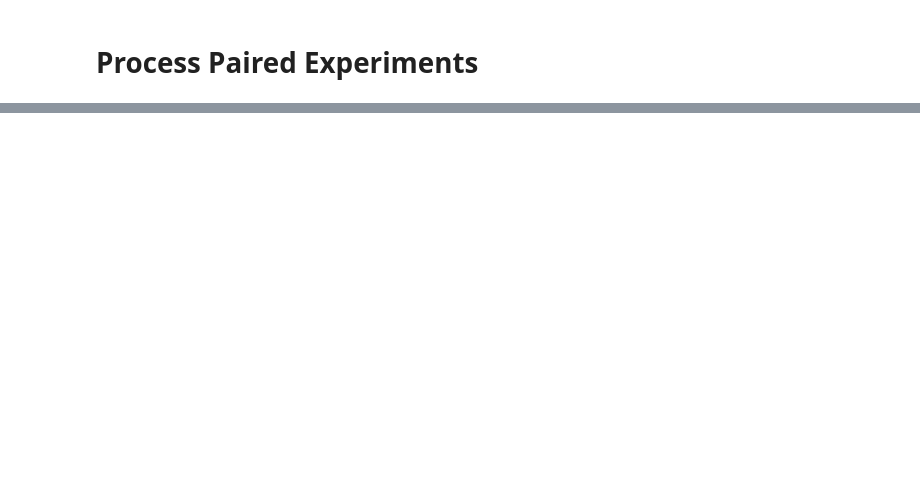
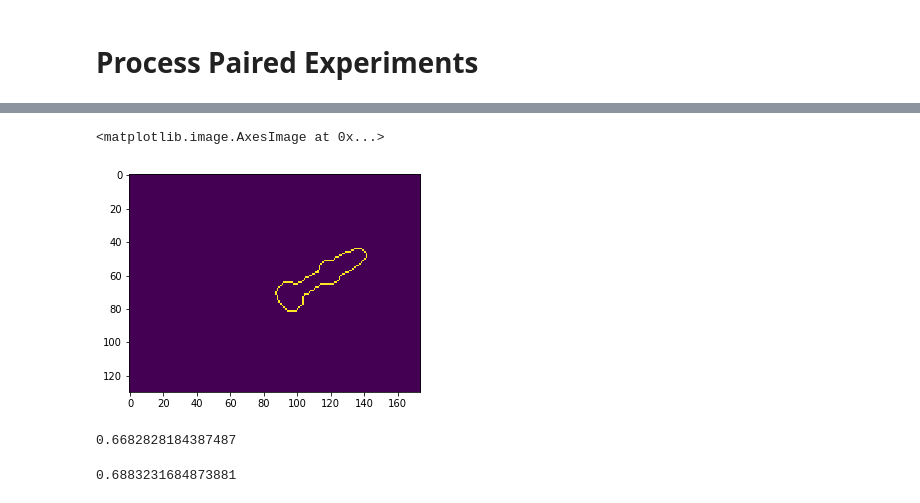
Before and after one commit to ApfeldLab/pharynx_redox, a Jupyter notebook: python/notebooks/Untitled1.ipynb, the cells around one changed output, grey strips where cells are left out. Drawn from its saved outputs; the diff is of its cells as text; code cells hidden in the pictures; blank space fills up the shorter version.

```diff
--- a/python/notebooks/Untitled1.ipynb
+++ b/python/notebooks/Untitled1.ipynb
@@ -55,0 +25,3 @@ regions_all.to_csv('/Users/sean/Desktop/all_exp_regions.csv', index=False)
+# %%
+seg0_bad = pio.load_tiff_from_disk('/Users/sean/code/wormAnalysis/python/tests/test_data/seg_0-bad.tif') == 0
+seg0 = pio.load_tiff_from_disk('/Users/sean/code/wormAnalysis/python/tests/test_data/seg_0.tif')
@@ -55,0 +30,15 @@ regions_all.to_csv('/Users/sean/Desktop/all_exp_regions.csv', index=False)
+# %%
+plt.imshow(np.logical_xor(seg0[0], ndi.binary_dilation(seg0[0])))
+# %% [output]
+<matplotlib.image.AxesImage at 0x...>
+[figure, added]
+# %%
+jaccard(seg0, seg0_bad)
+# %% [output]
+0.6682828184387487
+# %%
+np.mean(
+    list(jaccard(seg0[x].ravel(), seg0_bad[x].ravel()) for x in range(seg0.shape[0]))
+)
+# %% [output]
+0.6883231684873881
```
Also changed, not shown: parts of 6 cells of this notebook, 19 other files.
